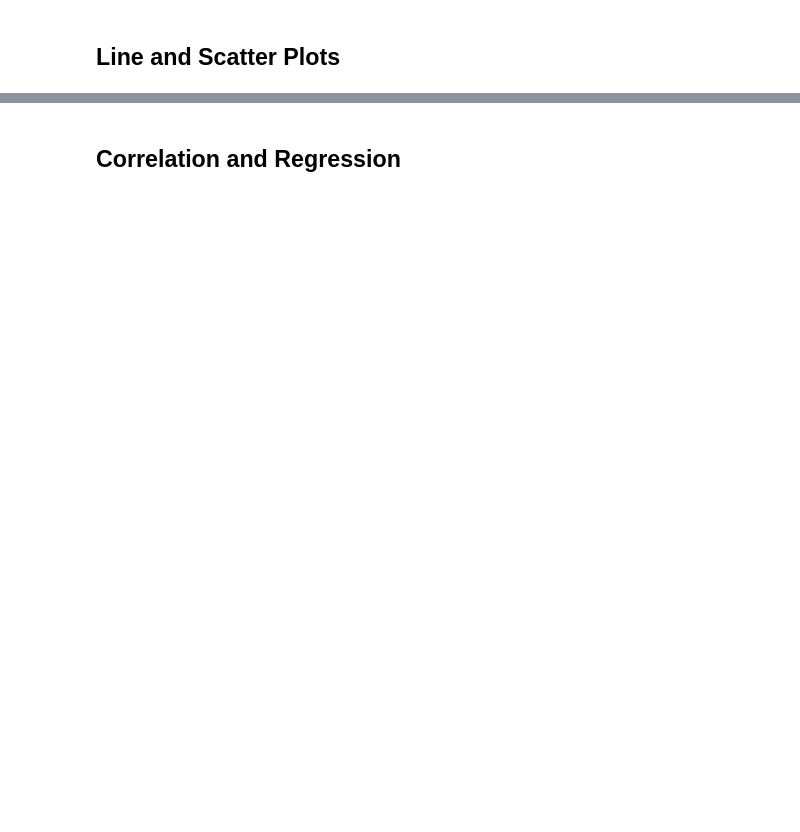
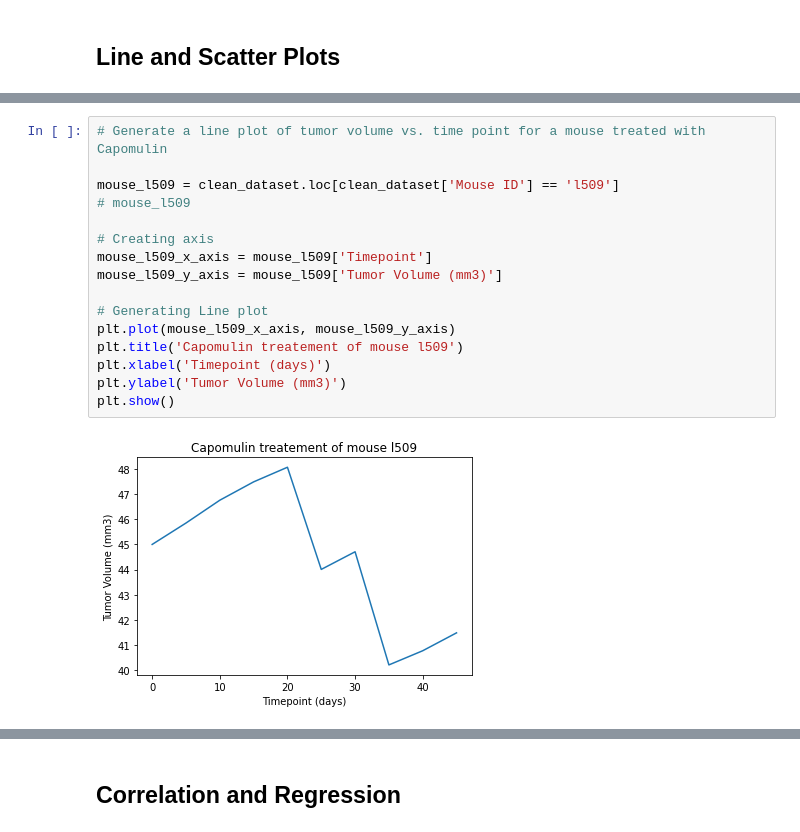
Before and after one commit to nealp1910/HW05-Matplotlib, a Jupyter notebook: Pymaceuticals/pymaceuticals_starter_guided.ipynb, the cells around one changed output, grey strips where cells are left out. Cells and saved outputs as stored; diff of their text form; blank space fills up the shorter version.

```diff
--- a/Pymaceuticals/pymaceuticals_starter_guided.ipynb
+++ b/Pymaceuticals/pymaceuticals_starter_guided.ipynb
@@ -245,3 +311,21 @@ plt.ylabel
+# %%
+# Generate a line plot of tumor volume vs. time point for a mouse treated with Capomulin
+
+mouse_l509 = clean_dataset.loc[clean_dataset['Mouse ID'] == 'l509']
+# mouse_l509
+
+# Creating axis
+mouse_l509_x_axis = mouse_l509['Timepoint']
+mouse_l509_y_axis = mouse_l509['Tumor Volume (mm3)']
+
+# Generating Line plot
+plt.plot(mouse_l509_x_axis, mouse_l509_y_axis)
+plt.title('Capomulin treatement of mouse l509')
+plt.xlabel('Timepoint (days)')
+plt.ylabel('Tumor Volume (mm3)')
+plt.show()
+# %% [output]
+[figure, added]
 # %%
 # Generate a scatter plot of average tumor volume vs. average mouse weight of each mouse treated with the Capomulin regimen
 # The chart below shows a dot for each mouse treated with Capomulin using average weight and average tumor Volume.
```
Also changed, not shown: parts of 11 cells of this notebook.
